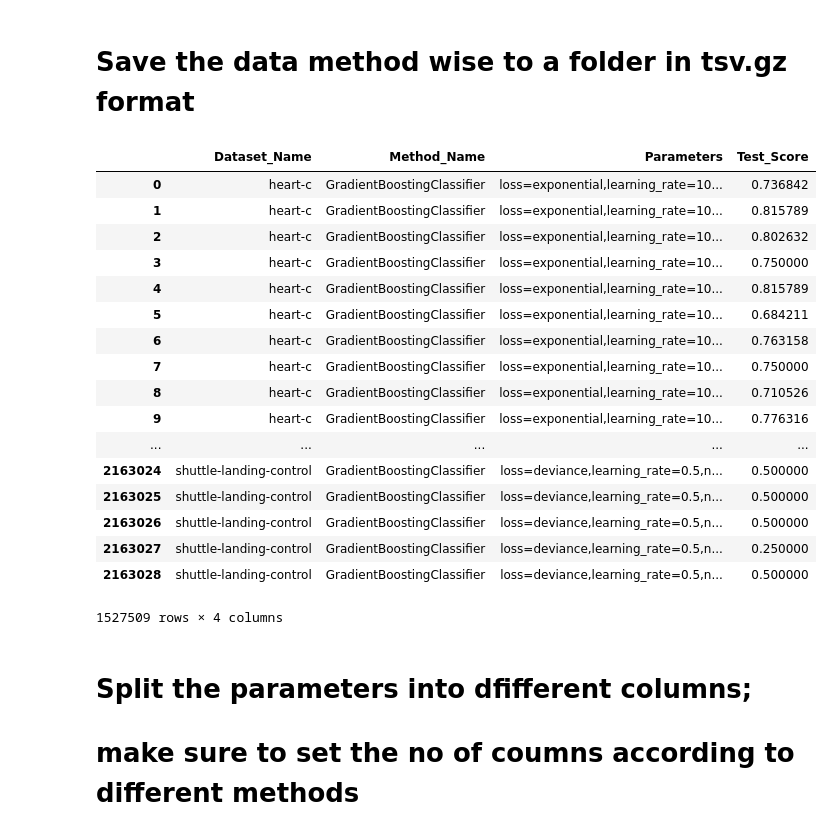
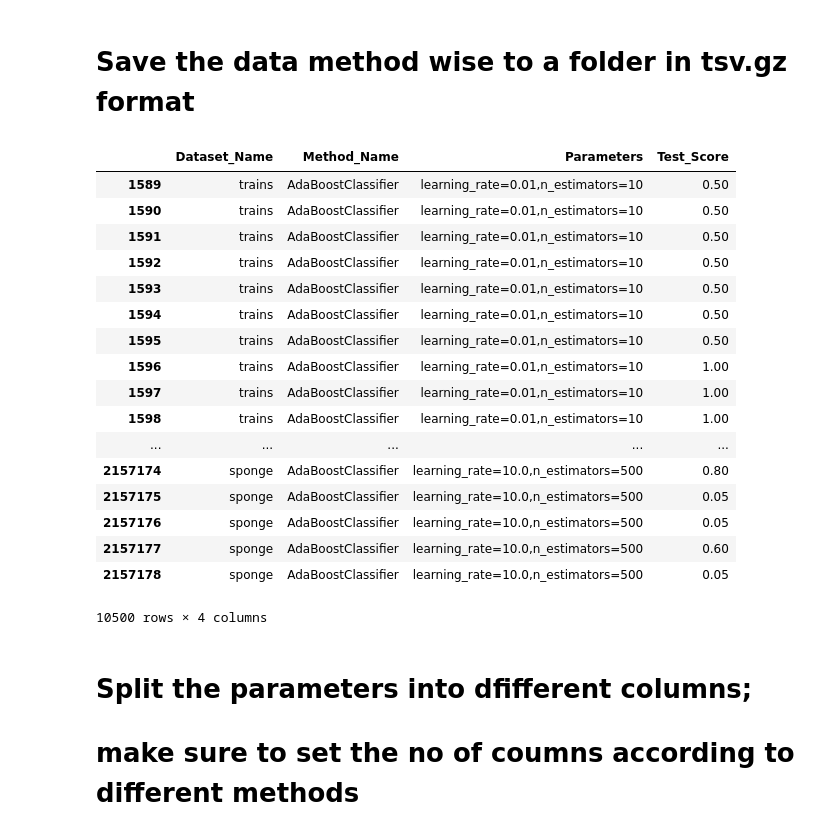
Before and after one commit to rhiever/sklearn-benchmarks, a Jupyter notebook: Clean HPCC Data.ipynb, the cells around one changed output. Drawn from its saved outputs; the diff is of its cells as text; code cells hidden in the pictures.

```diff
--- a/Clean HPCC Data.ipynb
+++ b/Clean HPCC Data.ipynb
@@ -35,25 +35,25 @@ gb.to_pickle('newBenchmark_results/GradientBoostingClassifier_results.tsv.gz')
 # %%
-method_data = pd.read_pickle('newBenchmark_results/GradientBoostingClassifier-benchmark_results.tsv.gz')
+method_data = pd.read_pickle('newBenchmark_results/AdaBoostClassifier-benchmark_results.tsv.gz')
 method_data
 # %% [output]
 |  | Dataset_Name | Method_Name | Parameters | Test_Score |
-| 0 | heart-c | GradientBoostingClassifier | loss=exponential,learning_rate=10... | 0.736842 |
-| 1 | heart-c | GradientBoostingClassifier | loss=exponential,learning_rate=10... | 0.815789 |
-| 2 | heart-c | GradientBoostingClassifier | loss=exponential,learning_rate=10... | 0.802632 |
-| 3 | heart-c | GradientBoostingClassifier | loss=exponential,learning_rate=10... | 0.750000 |
-| 4 | heart-c | GradientBoostingClassifier | loss=exponential,learning_rate=10... | 0.815789 |
-| 5 | heart-c | GradientBoostingClassifier | loss=exponential,learning_rate=10... | 0.684211 |
-| 6 | heart-c | GradientBoostingClassifier | loss=exponential,learning_rate=10... | 0.763158 |
-| 7 | heart-c | GradientBoostingClassifier | loss=exponential,learning_rate=10... | 0.750000 |
-| 8 | heart-c | GradientBoostingClassifier | loss=exponential,learning_rate=10... | 0.710526 |
-| 9 | heart-c | GradientBoostingClassifier | loss=exponential,learning_rate=10... | 0.776316 |
+| 1589 | trains | AdaBoostClassifier | learning_rate=0.01,n_estimators=10 | 0.50 |
+| 1590 | trains | AdaBoostClassifier | learning_rate=0.01,n_estimators=10 | 0.50 |
+| 1591 | trains | AdaBoostClassifier | learning_rate=0.01,n_estimators=10 | 0.50 |
+| 1592 | trains | AdaBoostClassifier | learning_rate=0.01,n_estimators=10 | 0.50 |
+| 1593 | trains | AdaBoostClassifier | learning_rate=0.01,n_estimators=10 | 0.50 |
+| 1594 | trains | AdaBoostClassifier | learning_rate=0.01,n_estimators=10 | 0.50 |
+| 1595 | trains | AdaBoostClassifier | learning_rate=0.01,n_estimators=10 | 0.50 |
+| 1596 | trains | AdaBoostClassifier | learning_rate=0.01,n_estimators=10 | 1.00 |
+| 1597 | trains | AdaBoostClassifier | learning_rate=0.01,n_estimators=10 | 1.00 |
+| 1598 | trains | AdaBoostClassifier | learning_rate=0.01,n_estimators=10 | 1.00 |
 | ... | ... | ... | ... | ... |
-| 2163024 | shuttle-landing-control | GradientBoostingClassifier | loss=deviance,learning_rate=0.5,n... | 0.500000 |
-| 2163025 | shuttle-landing-control | GradientBoostingClassifier | loss=deviance,learning_rate=0.5,n... | 0.500000 |
-| 2163026 | shuttle-landing-control | GradientBoostingClassifier | loss=deviance,learning_rate=0.5,n... | 0.500000 |
-| 2163027 | shuttle-landing-control | GradientBoostingClassifier | loss=deviance,learning_rate=0.5,n... | 0.250000 |
-| 2163028 | shuttle-landing-control | GradientBoostingClassifier | loss=deviance,learning_rate=0.5,n... | 0.500000 |
+| 2157174 | sponge | AdaBoostClassifier | learning_rate=10.0,n_estimators=500 | 0.80 |
+| 2157175 | sponge | AdaBoostClassifier | learning_rate=10.0,n_estimators=500 | 0.05 |
+| 2157176 | sponge | AdaBoostClassifier | learning_rate=10.0,n_estimators=500 | 0.05 |
+| 2157177 | sponge | AdaBoostClassifier | learning_rate=10.0,n_estimators=500 | 0.60 |
+| 2157178 | sponge | AdaBoostClassifier | learning_rate=10.0,n_estimators=500 | 0.05 |
-1527509 rows × 4 columns
+10500 rows × 4 columns
 # %% [markdown]
 # Split the parameters into dfifferent columns;
 # make sure to set the no of coumns according to different methods
```
Also changed, not shown: parts of 3 cells of this notebook, 2 other files.
